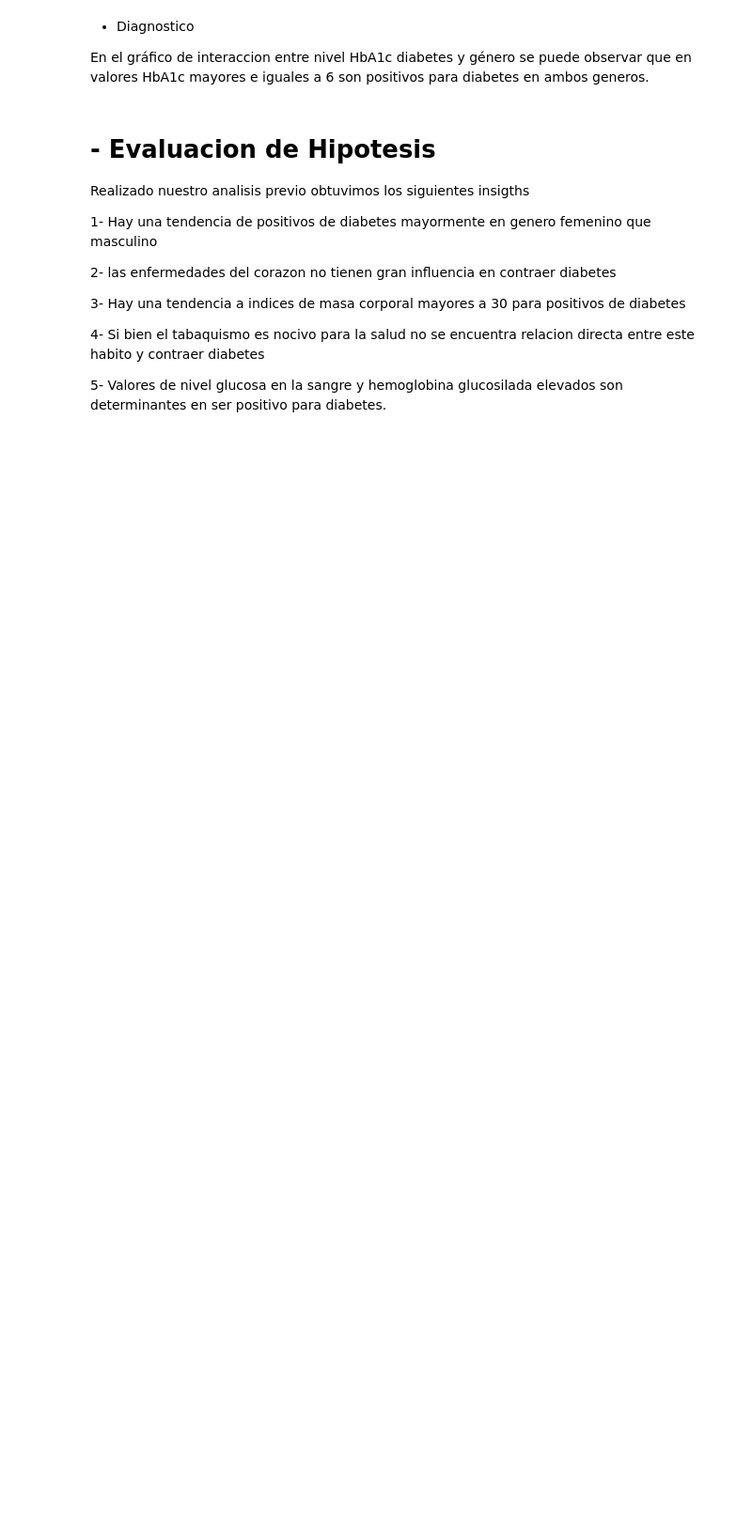
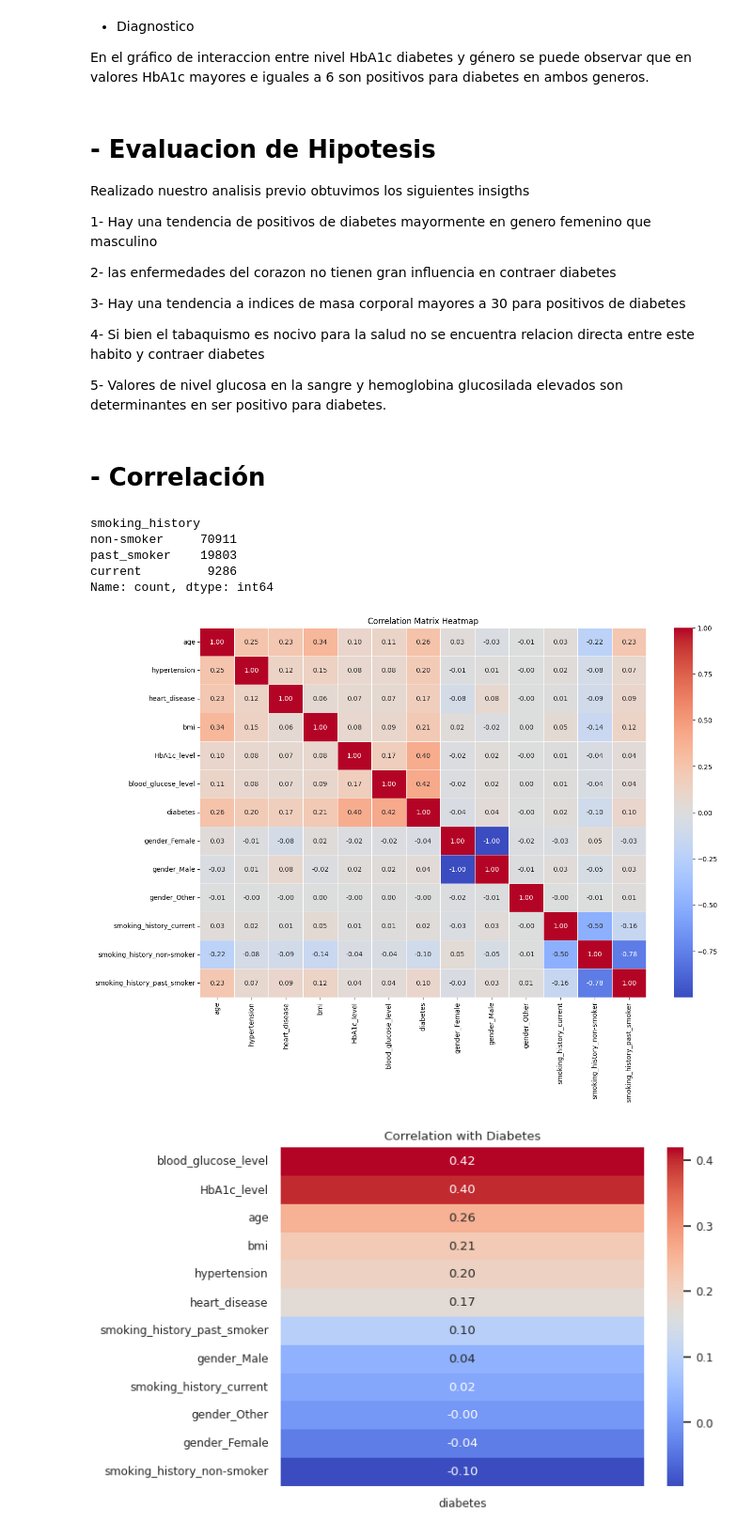
Before and after one commit to josealvins/coderhouse-datascience1, a Jupyter notebook: Diabetes_Prediction_José_Alvins.ipynb, the cells around one changed output. Shown at 94% size. Drawn from its saved outputs; the diff is of its cells as text; code cells hidden in the pictures; blank space fills up the shorter version.

```diff
--- a/Diabetes_Prediction_José_Alvins.ipynb
+++ b/Diabetes_Prediction_José_Alvins.ipynb
@@ -402,3 +429,70 @@ Realizado nuestro analisis previo obtuvimos los siguientes insigths
 4- Si bien el tabaquismo es nocivo para la salud no se encuentra relacion directa entre este habito y contraer diabetes
 
 5- Valores de nivel glucosa en la sangre y hemoglobina glucosilada elevados son determinantes en ser positivo para diabetes.
+# %% [markdown]
+# **- Correlación**
+# %%
+# Define a function to map the existing categories to new ones
+def recategorize_smoking(smoking_status):
+    if smoking_status in ['never', 'No Info']:
+        return 'non-smoker'
+    elif smoking_status == 'current':
+        return 'current'
+    elif smoking_status in ['ever', 'former', 'not current']:
+        return 'past_smoker'
+
+# Apply the function to the 'smoking_history' column
+df['smoking_history'] = df['smoking_history'].apply(recategorize_smoking)
+
+# Check the new value counts
+print(df['smoking_history'].value_counts())
+# %% [output]
+smoking_history
+non-smoker     70911
+past_smoker    19803
+current         9286
+Name: count, dtype: int64
+# %%
+data = df.copy()
+# %%
+def perform_one_hot_encoding(df, column_name):
+    # Perform one-hot encoding on the specified column
+    dummies = pd.get_dummies(df[column_name], prefix=column_name)
+
+    # Drop the original column and append the new dummy columns to the dataframe
+    df = pd.concat([df.drop(column_name, axis=1), dummies], axis=1)
+
+    return df
+
+# Perform one-hot encoding on the gender variable
+data = perform_one_hot_encoding(data, 'gender')
+
+# Perform one-hot encoding on the smoking history variable
+data = perform_one_hot_encoding(data, 'smoking_history')
+# %%
+# Compute the correlation matrix
+correlation_matrix = data.corr()
+#Graph I.
+plt.figure(figsize=(15, 10))
+sns.heatmap(correlation_matrix, annot=True, cmap='coolwarm', linewidths=0.5, fmt='.2f')
+plt.title("Correlation Matrix Heatmap")
+plt.show()
+
+
+#Graph II
+# Create a heatmap of the correlations with the target column
+corr = data.corr()
+target_corr = corr['diabetes'].drop('diabetes')
+
+# Sort correlation values in descending order
+target_corr_sorted = target_corr.sort_values(ascending=False)
+
+sns.set(font_scale=0.8)
+sns.set_style("white")
+sns.set_palette("PuBuGn_d")
+sns.heatmap(target_corr_sorted.to_frame(), cmap="coolwarm", annot=True, fmt='.2f')
+plt.title('Correlation with Diabetes')
+plt.show()
+# %% [output]
+[figure, added]
+[figure, added]
```
Also changed, not shown: parts of 11 cells of this notebook.
